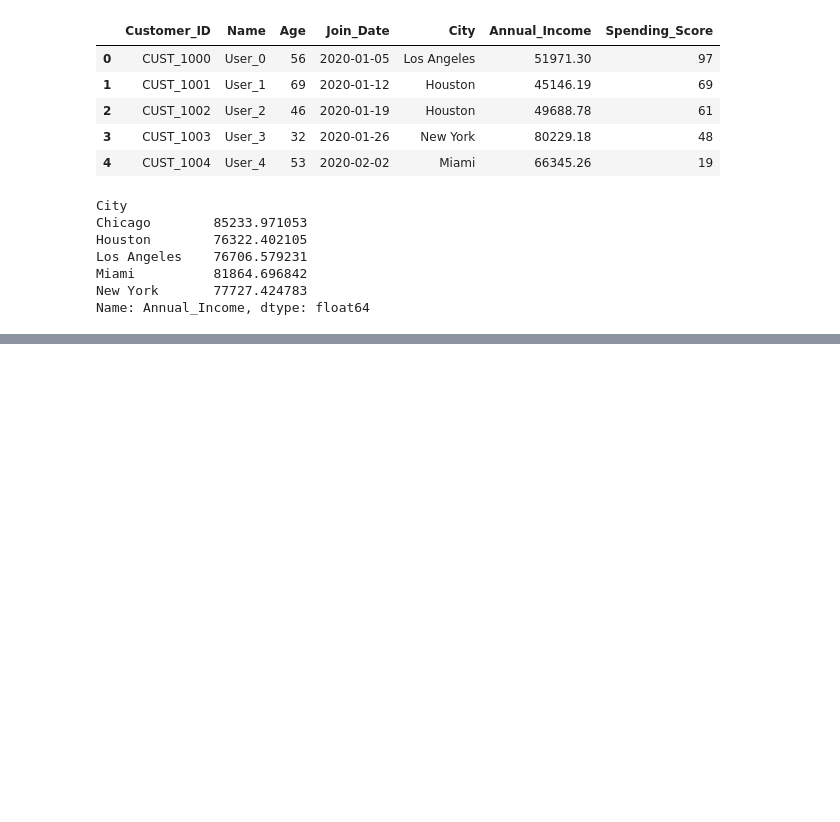
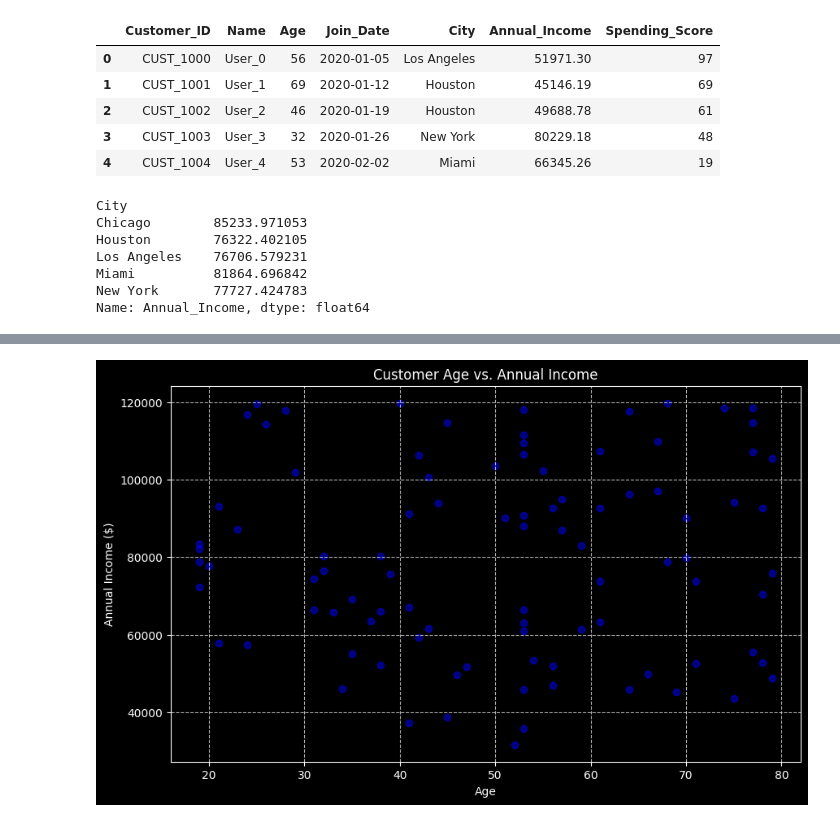
Before and after one commit to piyushraj-code/Learn-Data-Science, a Jupyter notebook: Dirty Data Challenge/Data Cleaning.ipynb, the cells around one changed output, grey strips where cells are left out. Drawn from its saved outputs; the diff is of its cells as text; code cells hidden in the pictures; blank space fills up the shorter version.

```diff
--- a/Dirty Data Challenge/Data Cleaning.ipynb
+++ b/Dirty Data Challenge/Data Cleaning.ipynb
@@ -112,0 +121,13 @@ Name: Annual_Income, dtype: float64
+# %%
+plt.figure(figsize=(10, 6)) # Make the chart bigger
+
+# Use 'o' for dots, or just use plt.scatter
+plt.scatter(df["Age"], df["Annual_Income"], color='blue', alpha=0.5)
+
+plt.xlabel("Age")
+plt.ylabel("Annual Income ($)")
+plt.title("Customer Age vs. Annual Income")
+plt.grid(True, linestyle='--', alpha=0.7)
+plt.show()
+# %% [output]
+[figure, added]
```
Also changed, not shown: parts of 2 cells of this notebook, 2 other files.
